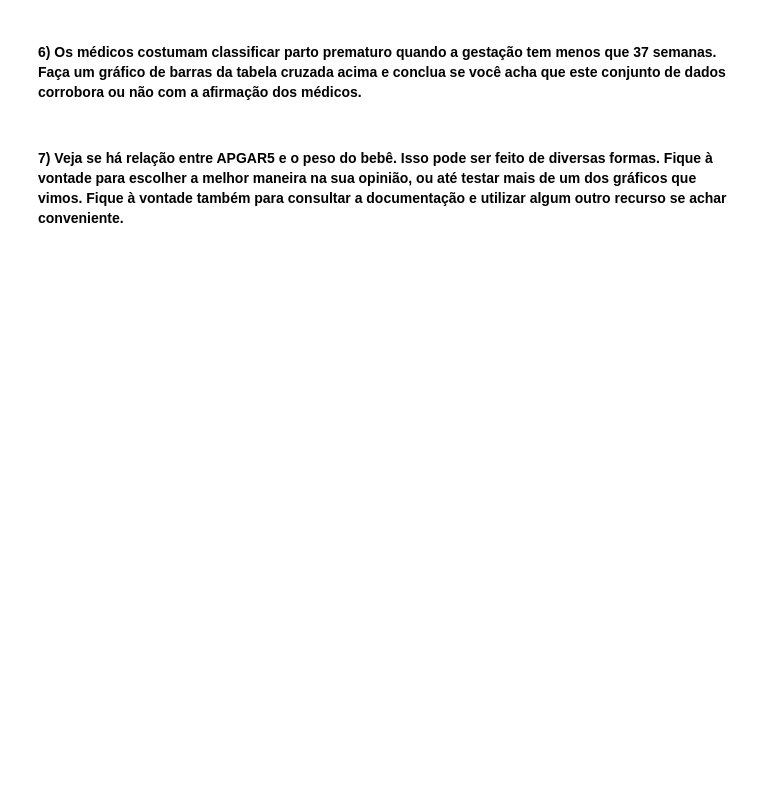
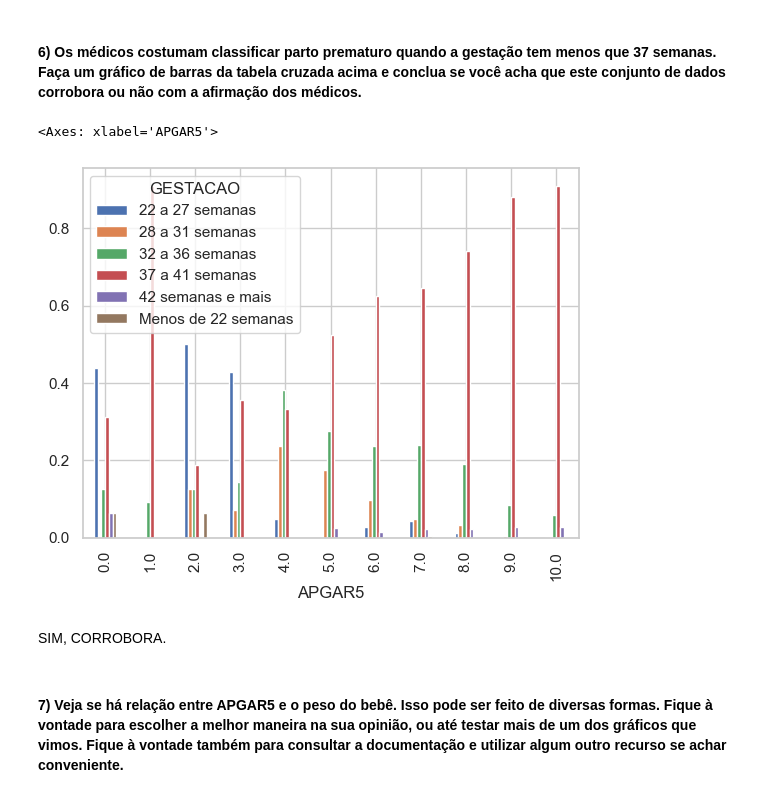
Before and after one commit to JaimeWillianCarneiro/MODULO6, a Jupyter notebook: mod06 Tarefa 3.ipynb, the cells around one changed output. Cells and saved outputs as stored; diff of their text form; code cells hidden in the pictures; blank space fills up the shorter version.

```diff
--- a/mod06 Tarefa 3.ipynb
+++ b/mod06 Tarefa 3.ipynb
@@ -62,2 +114,5 @@ df
 # %% [markdown]
 ####  4) Monte uma tabela cruzada com APGAR5 nas colunas e GESTACAO nas linhas
+# %%
+# Tabela Cruzada
+freq = pd.crosstab(df['APGAR5'],df['GESTACAO'] )
@@ -65,0 +139,3 @@ df
+# %%
+freq.pctlin = freq.div(freq.sum(axis=1), axis=0)
+freq.pctlin
@@ -66,4 +172,11 @@ df
 # %% [markdown]
 ####  6) Os médicos costumam classificar parto prematuro quando a gestação tem menos que 37 semanas. Faça um gráfico de barras da tabela cruzada acima e conclua se você acha que este conjunto de dados corrobora ou não com a afirmação dos médicos.
+# %%
+freq.pctlin.plot.bar()
+# %% [output]
+<Axes: xlabel='APGAR5'>
+[figure, added]
+# %% [markdown]
+SIM, CORROBORA.
 # %% [markdown]
 #### 7) Veja se há relação entre APGAR5 e o peso do bebê. Isso pode ser feito de diversas formas. Fique à vontade para escolher a melhor maneira na sua opinião, ou até testar mais de um dos gráficos que vimos. Fique à vontade também para consultar a documentação e utilizar algum outro recurso se achar conveniente.
```
Also changed, not shown: parts of 13 cells of this notebook.
